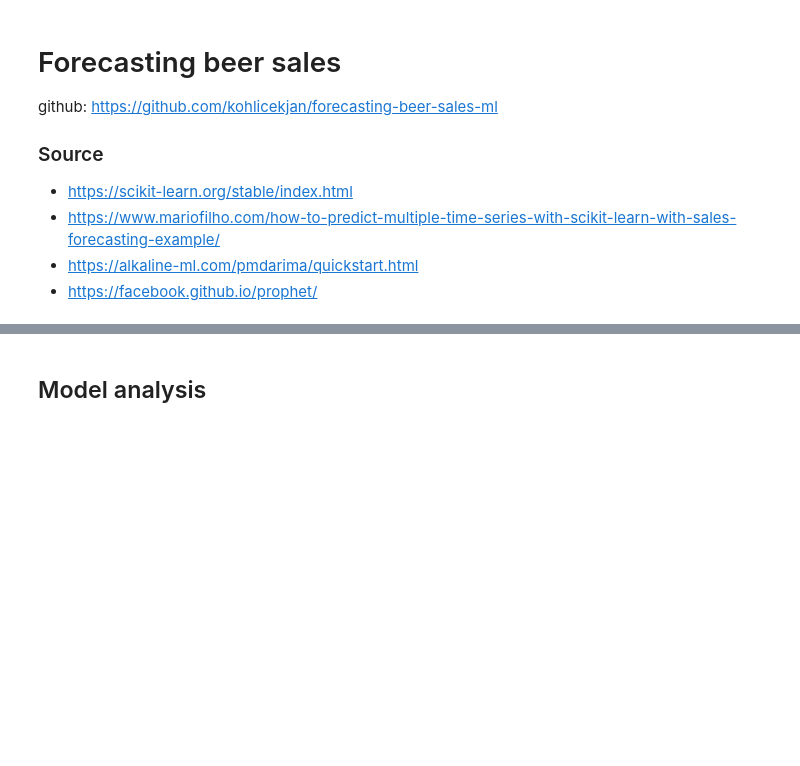
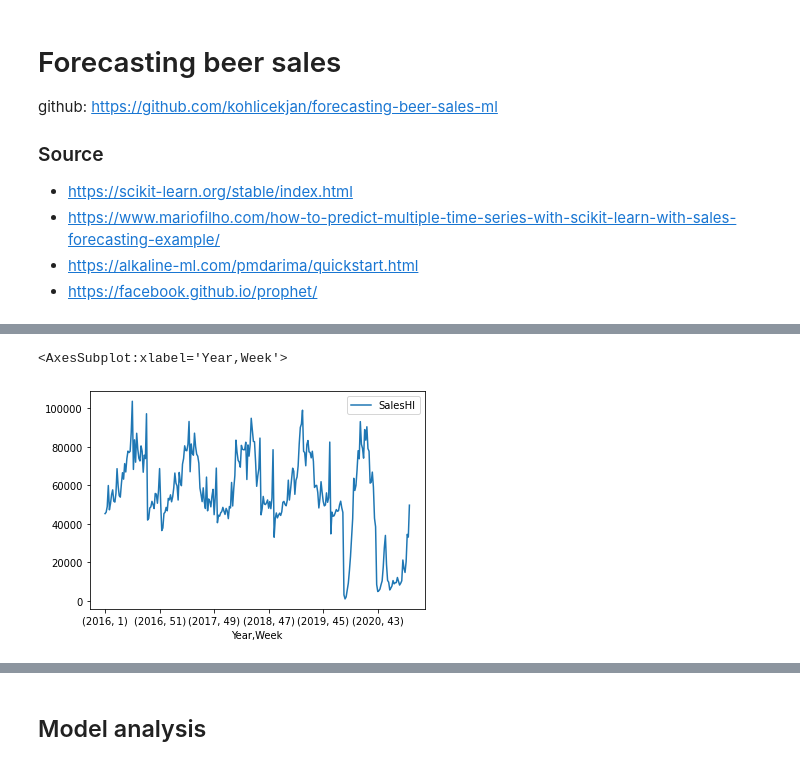
Before and after one commit to kohlicekjan/forecasting-beer-sales-ml, a Jupyter notebook: main.ipynb, the cells around one changed output, grey strips where cells are left out. Saved outputs shown, nothing was run; the diff lists cells and outputs as text; code cells hidden in the pictures; blank space fills up the shorter version.

```diff
--- a/main.ipynb
+++ b/main.ipynb
@@ -57,3 +78,8 @@ data.head()
+# %%
+data.groupby(['Year','Week']).sum().plot(y=['SalesHl'])
+# %% [output]
+<AxesSubplot:xlabel='Year,Week'>
+[figure, added]
 # %%
 data.info()
 # %% [output]
```
Also changed, not shown: parts of 11 cells of this notebook, 10 other files.
